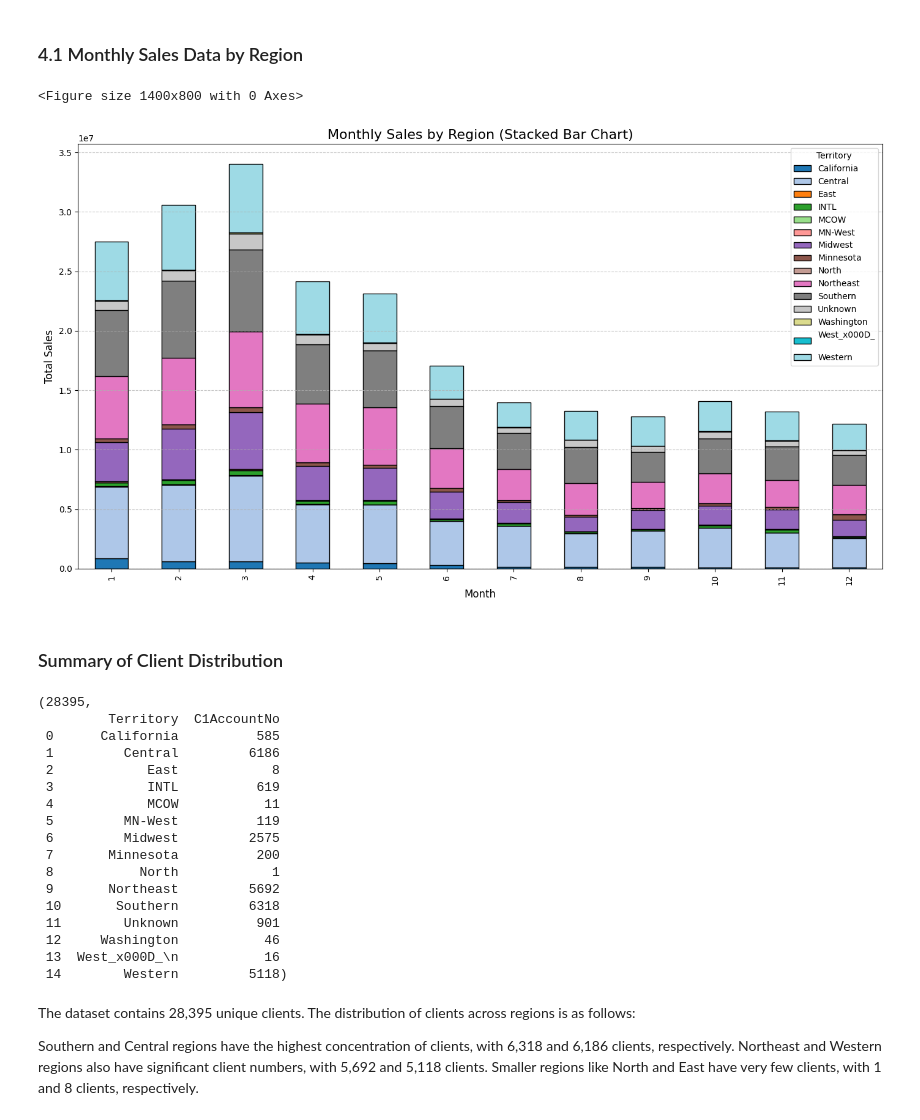
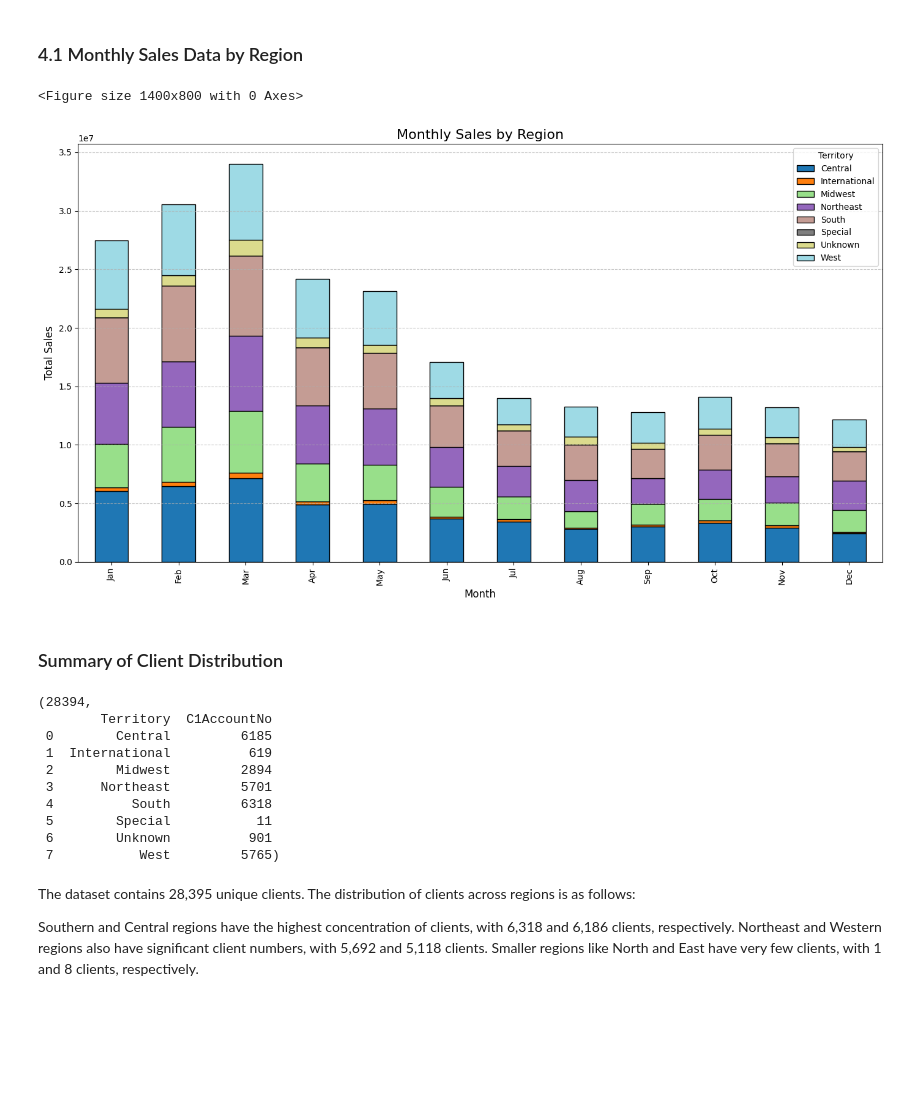
Before and after one commit to Rachel-you/crystal_synergy, a Jupyter notebook: sales_visual_v2.ipynb, the cells around one changed output. Drawn from its saved outputs; the diff is of its cells as text; code cells hidden in the pictures; blank space fills up the shorter version.

```diff
--- a/sales_visual_v2.ipynb
+++ b/sales_visual_v2.ipynb
@@ -21,7 +21,7 @@
 import pandas as pd
 
 # Load the dataset
-file_path = '/Users/rachelyou/Downloads/region_cleaned_final_data.csv'
+file_path = '/Users/rachelyou/Downloads/cleaned_data_V3.csv'
 data = pd.read_csv(file_path)
 
 data.head()
@@ -250,8 +245,10 @@ plt.show()
 # %% [markdown]
 ### Summary of Monthly Sales Data by Year
 # %%
+# Define the actual month columns based on the dataset
+monthly_columns = ['Jan', 'Feb', 'Mar', 'Apr', 'May', 'Jun', 'Jul', 'Aug', 'Sep', 'Oct', 'Nov', 'Dec']
+
 # Aggregating monthly sales data by year
-monthly_columns = ['1', '2', '3', '4', '5', '6', '7', '8', '9', '10', '11', '12']
 monthly_sales_by_year = data.groupby('Year')[monthly_columns].sum().reset_index()
 
 monthly_sales_by_year
@@ -298,52 +295,46 @@ The monthly sales data reveals strong seasonal trends, particularly in the first
 # %% [markdown]
 ### 4.1 Monthly Sales Data by Region
 # %%
-
+# Aggregating monthly sales by region
 monthly_sales_by_region = data.groupby('Territory')[monthly_columns].sum().reset_index()
 
+# Plotting the monthly sales by region in a stacked bar chart
 plt.figure(figsize=(14, 8))
+monthly_sales_by_region.set_index('Territory')[monthly_columns].T.plot(
+    kind='bar', stacked=True, figsize=(14, 8), colormap='tab20', edgecolor='black')
 
-monthly_sales_by_region.set_index('Territory')[monthly_columns].T.plot(kind='bar', stacked=True, figsize=(14, 8), colormap='tab20', edgecolor='black')
-
+# Adding labels and title
 plt.title('Monthly Sales by Region', fontsize=16)
 plt.xlabel('Month', fontsize=12)
 plt.ylabel('Total Sales', fontsize=12)
-
 plt.grid(axis='y', linestyle='--', alpha=0.7)
 
 plt.tight_layout()
 plt.show()
 # %% [output]
 <Figure size 1400x800 with 0 Axes>
-[figure, old version]
+[figure, new version]
 # %% [markdown]
 ### Summary of Client Distribution
 # %%
-
-# Number of unique clients
+# Calculating the number of unique clients
 unique_clients = data['C1AccountNo'].nunique()
 
+# Calculating the number of unique clients per region
 clients_per_region = data.groupby('Territory')['C1AccountNo'].nunique().reset_index()
 
 unique_clients, clients_per_region
 # %% [output]
-(28395,
-         Territory  C1AccountNo
- 0      California          585
- 1         Central         6186
- 2            East            8
- 3            INTL          619
- 4            MCOW           11
- 5         MN-West          119
- 6         Midwest         2575
- 7       Minnesota          200
- 8           North            1
- 9       Northeast         5692
- 10       Southern         6318
- 11        Unknown          901
- 12     Washington           46
- 13  West_x000D_\n           16
- 14        Western         5118)
+(28394,
+        Territory  C1AccountNo
+ 0        Central         6185
+ 1  International          619
+ 2        Midwest         2894
+ 3      Northeast         5701
+ 4          South         6318
+ 5        Special           11
+ 6        Unknown          901
+ 7           West         5765)
 # %% [markdown]
 The dataset contains 28,395 unique clients. The distribution of clients across regions is as follows:
 
```
Also changed, not shown: parts of 23 cells of this notebook.
